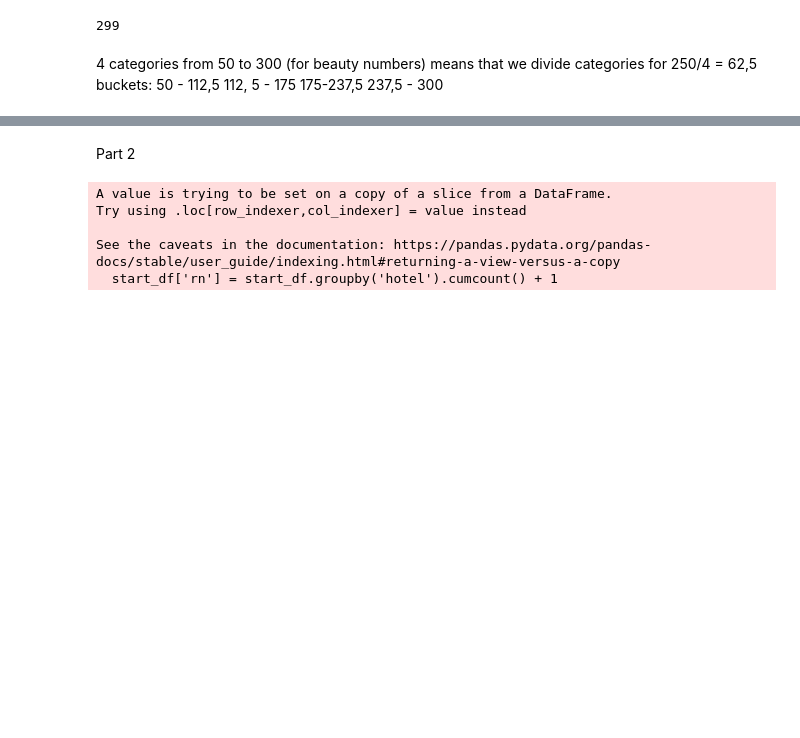
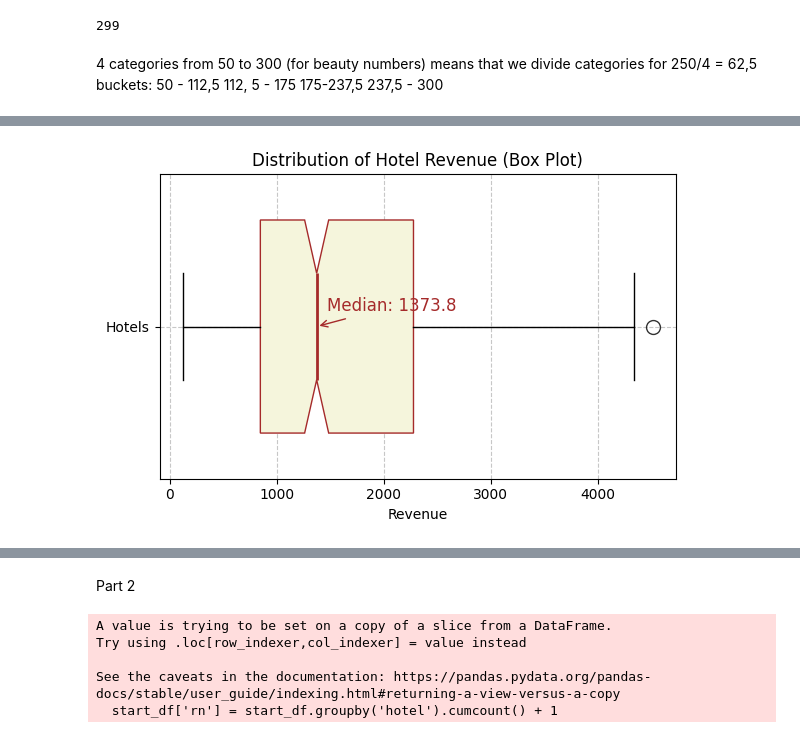
Before and after one commit to anastasiakhromova/project_hotels, a Jupyter notebook: project_raw.ipynb, the cells around one changed output, grey strips where cells are left out. Saved outputs shown, nothing was run; the diff lists cells and outputs as text; code cells hidden in the pictures; blank space fills up the shorter version.

```diff
--- a/project_raw.ipynb
+++ b/project_raw.ipynb
@@ -227,0 +191,23 @@ plt.show()
+# %%
+# Строим box plot (ящики с усами)
+plt.figure(figsize=(6, 4))
+ax = plt.boxplot(pivot_for_visualisation['price_final'], patch_artist=True, notch=True, vert=False, widths=0.7,
+                 medianprops=dict(color='brown', linewidth=2), flierprops=dict(marker='o', color='green', markersize=10, alpha=0.8),
+                boxprops=dict(facecolor='beige', color='brown'))
+
+# Настройка графика
+plt.title('Distribution of Hotel Revenue (Box Plot)', fontsize=12)
+plt.xlabel('Revenue', fontsize=10)
+plt.yticks([1], ['Hotels'])
+plt.grid(True, linestyle='--', alpha=0.7)
+
+# Аннотируем медиану
+median_value = round(pivot_for_visualisation['price_final'].median(), 2)
+plt.annotate(f'Median: {median_value}', xy=(median_value, 1), xytext=(median_value + 100, 1.05),
+             arrowprops=dict(arrowstyle="->", color='brown'), fontsize=12, color='brown')
+
+# Показываем график
+plt.tight_layout()
+plt.show()
+# %% [output]
+[figure, added]
```
Also changed, not shown: parts of 32 cells of this notebook.
